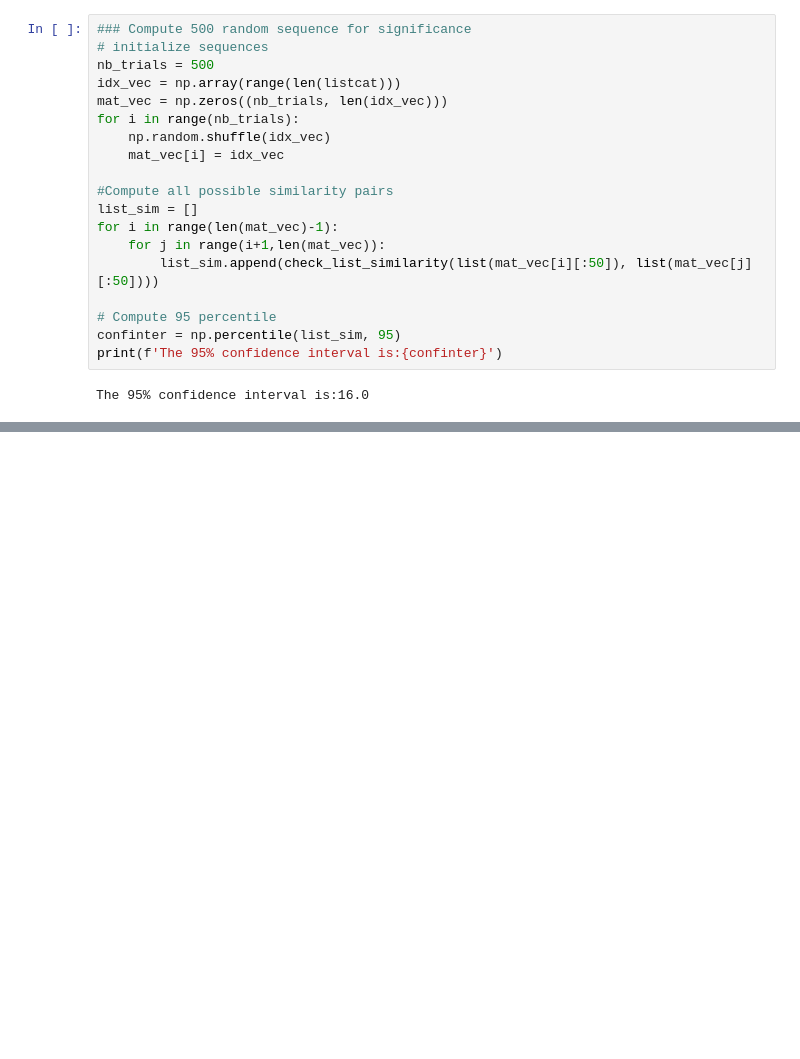
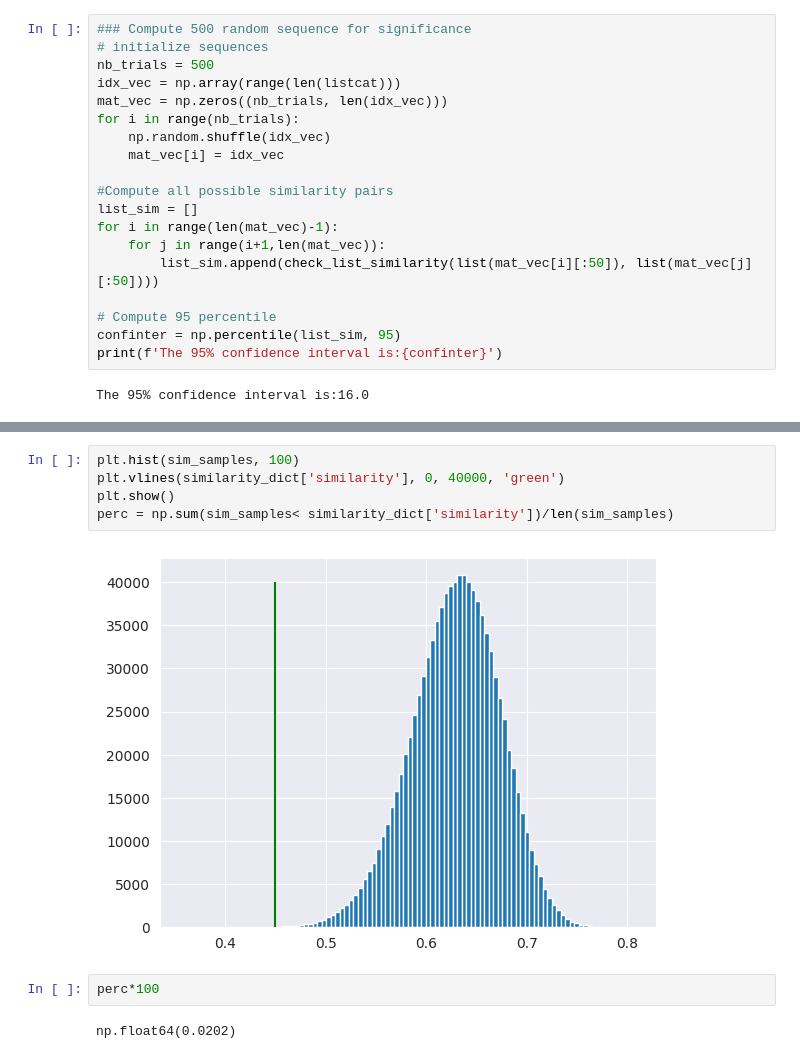
Before and after one commit to AlbanFlachot/SAYCam_Vs_EGO4D, a Jupyter notebook: xp_datadriven.ipynb, the cells around one changed output, grey strips where cells are left out. Cells and saved outputs as stored; diff of their text form; blank space fills up the shorter version.

```diff
--- a/xp_datadriven.ipynb
+++ b/xp_datadriven.ipynb
@@ -376,0 +861,11 @@ With differences in ranking of  [246. 211. 209. 208. 201. 196. 196. 194. 192. 18
+# %%
+plt.hist(sim_samples, 100)
+plt.vlines(similarity_dict['similarity'], 0, 40000, 'green')
+plt.show()
+perc = np.sum(sim_samples< similarity_dict['similarity'])/len(sim_samples)
+# %% [output]
+[figure, added]
+# %%
+perc*100
+# %% [output]
+np.float64(0.0202)
```
Also changed, not shown: parts of 30 cells of this notebook, 7 other files.
